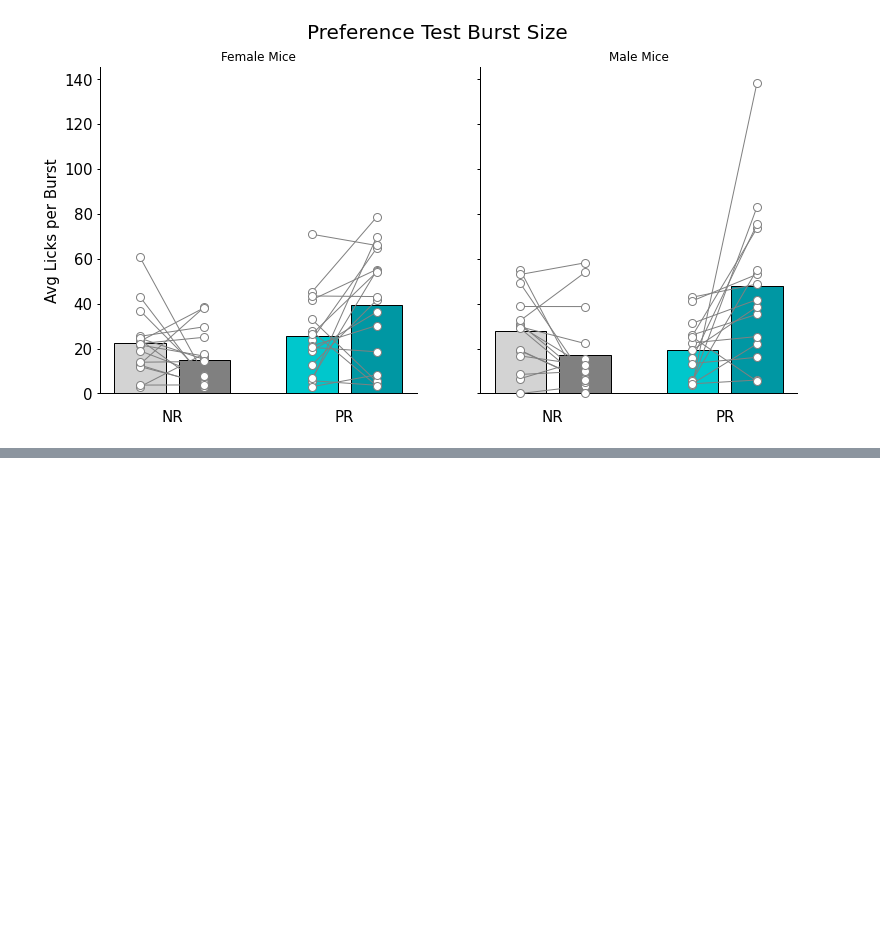
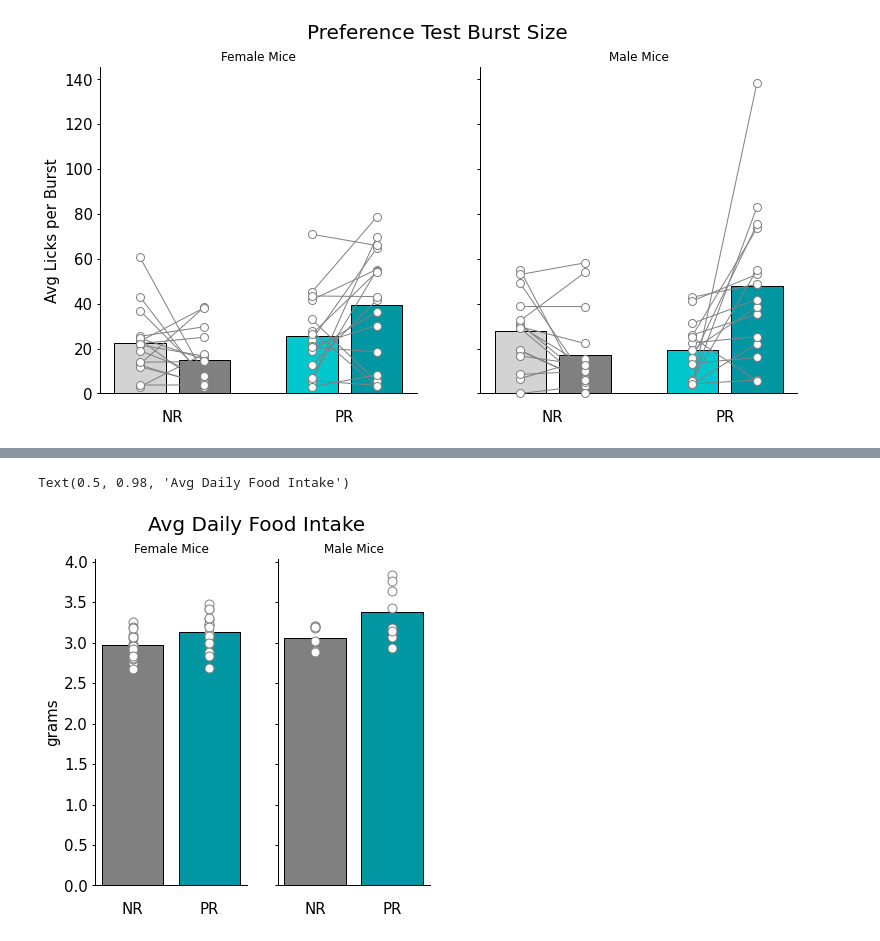
Before and after one commit to linneavolcko/ARP, a Jupyter notebook: src/ARP Paper Figures.ipynb, the cells around one changed output, grey strips where cells are left out. Saved outputs shown, nothing was run; the diff lists cells and outputs as text; code cells hidden in the pictures; blank space fills up the shorter version.

```diff
--- a/ARP Paper Figures.ipynb
+++ b/src/ARP Paper Figures.ipynb
@@ -438,0 +468,48 @@ print(Cond_PR_M_Cas["burst number"])
+# %%
+#Average food intake in the 9 days before homecage conditioning began
+df_NR = df1[df1['Diet'] == "NR"]
+df_PR = df1[df1['Diet'] == "PR"]
+
+df_NR_M = df_NR[df_NR ['Sex'] == "male"]
+df_NR_F = df_NR[df_NR ['Sex'] == "female"]
+
+df_PR_M = df_PR[df_PR ['Sex'] == "male"]
+df_PR_F = df_PR[df_PR ['Sex'] == "female"]
+
+PR_F_avg_food = df_PR_F['Average'].to_list()
+PR_M_avg_food = df_PR_M['Average'].to_list()
+NR_F_avg_food = df_NR_F['Average'].to_list()
+NR_M_avg_food = df_NR_M['Average'].to_list()
+# %%
+#Plot for food intake
+
+f,ax=plt.subplots(figsize=(6,6), ncols=2, sharey=True)
+tp.barscatter([NR_F_avg_food, PR_F_avg_food],
+              grouplabel= ["NR", "PR"],
+              xfontsize = 15,
+              barfacecolor=["grey","#0097A3"],
+              barfacecoloroption="individual",
+              scattersize=80,
+              linewidth=1,
+              ax=ax[0])
+
+tp.barscatter([NR_M_avg_food , PR_M_avg_food],
+              grouplabel= ["NR", "PR"],
+              xfontsize = 15,
+              barfacecolor=["grey","#0097A3"],
+              barfacecoloroption="individual",
+              scattersize=80,
+              linewidth=1,
+              ax=ax[1])
+
+
+ax[0].set_ylabel("grams", fontsize = 15)
+ax[0].tick_params(axis='y', labelsize=15)
+
+ax[0].set_title("Female Mice")
+ax[1].set_title("Male Mice")
+
+f.suptitle("Avg Daily Food Intake", fontsize = 20)
+# %% [output]
+Text(0.5, 0.98, 'Avg Daily Food Intake')
+[figure, added]
```
Also changed, not shown: parts of 22 cells of this notebook, 2 other files.
